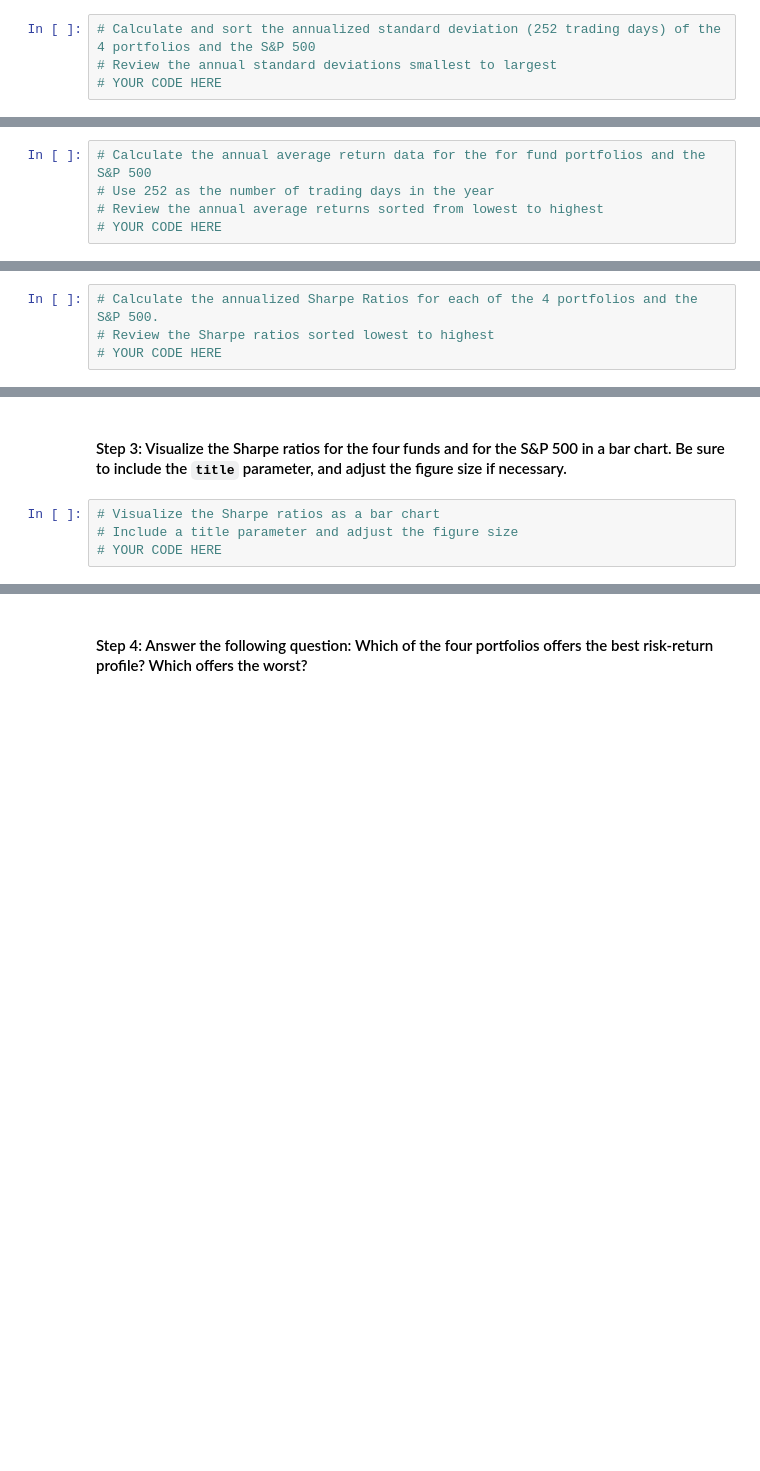
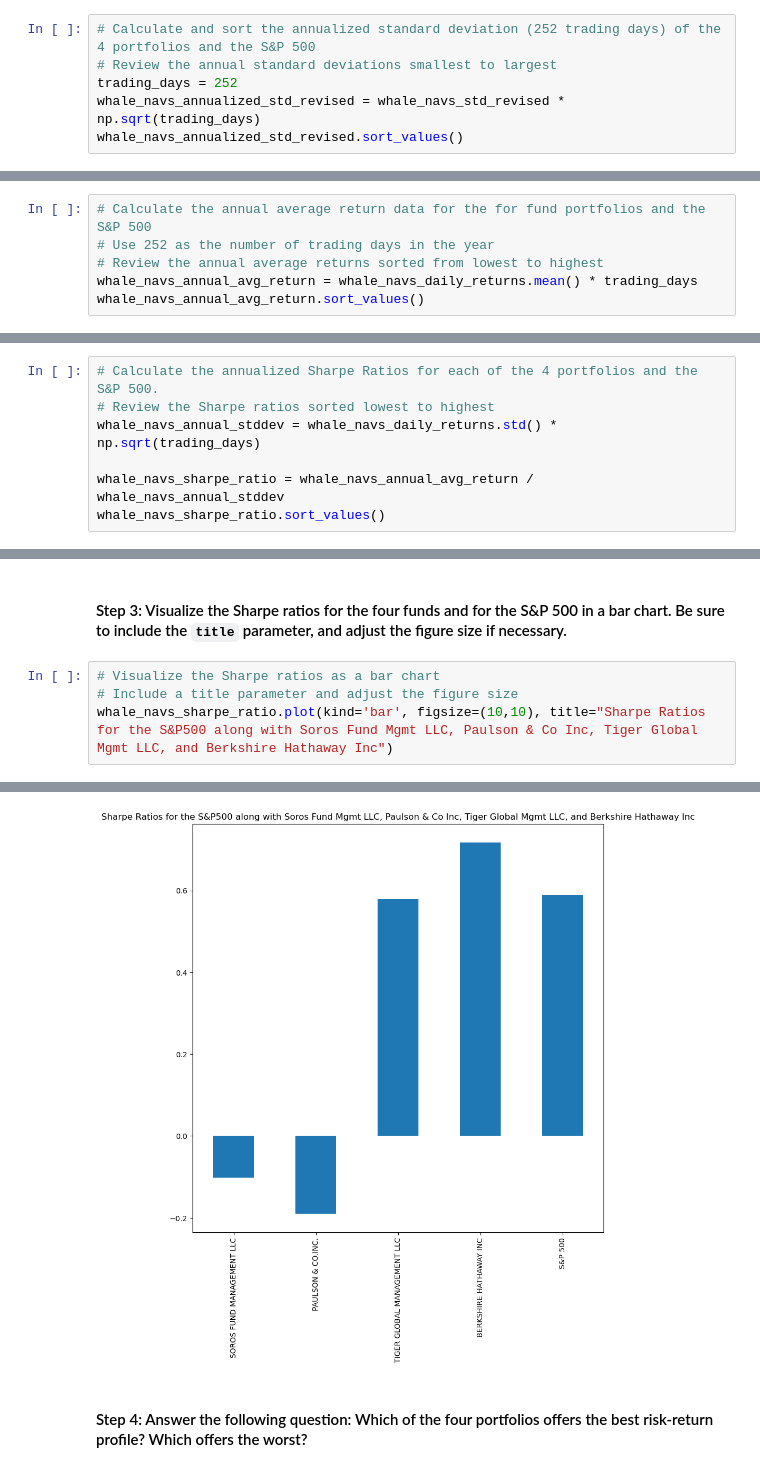
Before and after one commit to rachelannhodson/Risk_Return_Analysis, a Jupyter notebook: Module_4_Challenge/risk_return_analysis.ipynb, the cells around one changed output, grey strips where cells are left out. Cells and saved outputs as stored; diff of their text form; blank space fills up the shorter version.

```diff
--- a/Module_4_Challenge/risk_return_analysis.ipynb
+++ b/Module_4_Challenge/risk_return_analysis.ipynb
@@ -234,4 +241,6 @@ Evaluate the risk profile of each portfolio by using the standard deviation and
 # %%
 # Calculate and sort the annualized standard deviation (252 trading days) of the 4 portfolios and the S&P 500
 # Review the annual standard deviations smallest to largest
-# YOUR CODE HERE
+trading_days = 252
+whale_navs_annualized_std_revised = whale_navs_std_revised * np.sqrt(trading_days)
+whale_navs_annualized_std_revised.sort_values()
@@ -280,4 +301,5 @@ To determine the overall risk of an asset or portfolio, quantitative analysts an
 # Calculate the annual average return data for the for fund portfolios and the S&P 500
 # Use 252 as the number of trading days in the year
 # Review the annual average returns sorted from lowest to highest
-# YOUR CODE HERE
+whale_navs_annual_avg_return = whale_navs_daily_returns.mean() * trading_days
+whale_navs_annual_avg_return.sort_values()
@@ -286,4 +315,7 @@ To determine the overall risk of an asset or portfolio, quantitative analysts an
 # %%
 # Calculate the annualized Sharpe Ratios for each of the 4 portfolios and the S&P 500.
 # Review the Sharpe ratios sorted lowest to highest
-# YOUR CODE HERE
+whale_navs_annual_stddev = whale_navs_daily_returns.std() * np.sqrt(trading_days)
+
+whale_navs_sharpe_ratio = whale_navs_annual_avg_return / whale_navs_annual_stddev
+whale_navs_sharpe_ratio.sort_values()
@@ -292,4 +331,5 @@ To determine the overall risk of an asset or portfolio, quantitative analysts an
 # %%
 # Visualize the Sharpe ratios as a bar chart
 # Include a title parameter and adjust the figure size
-# YOUR CODE HERE
+whale_navs_sharpe_ratio.plot(kind='bar', figsize=(10,10), title="Sharpe Ratios for the S&P500 along with Soros Fund Mgmt LLC, Paulson & Co Inc, Tiger Global Mgmt LLC, and Berkshire Hathaway Inc")
+# %% [output]
@@ -296,3 +337,4 @@ To determine the overall risk of an asset or portfolio, quantitative analysts an
+[figure, added]
 # %% [markdown]
 #### Step 4: Answer the following question: Which of the four portfolios offers the best risk-return profile? Which offers the worst?
 # %% [markdown]
```
Also changed, not shown: parts of 25 cells of this notebook.
